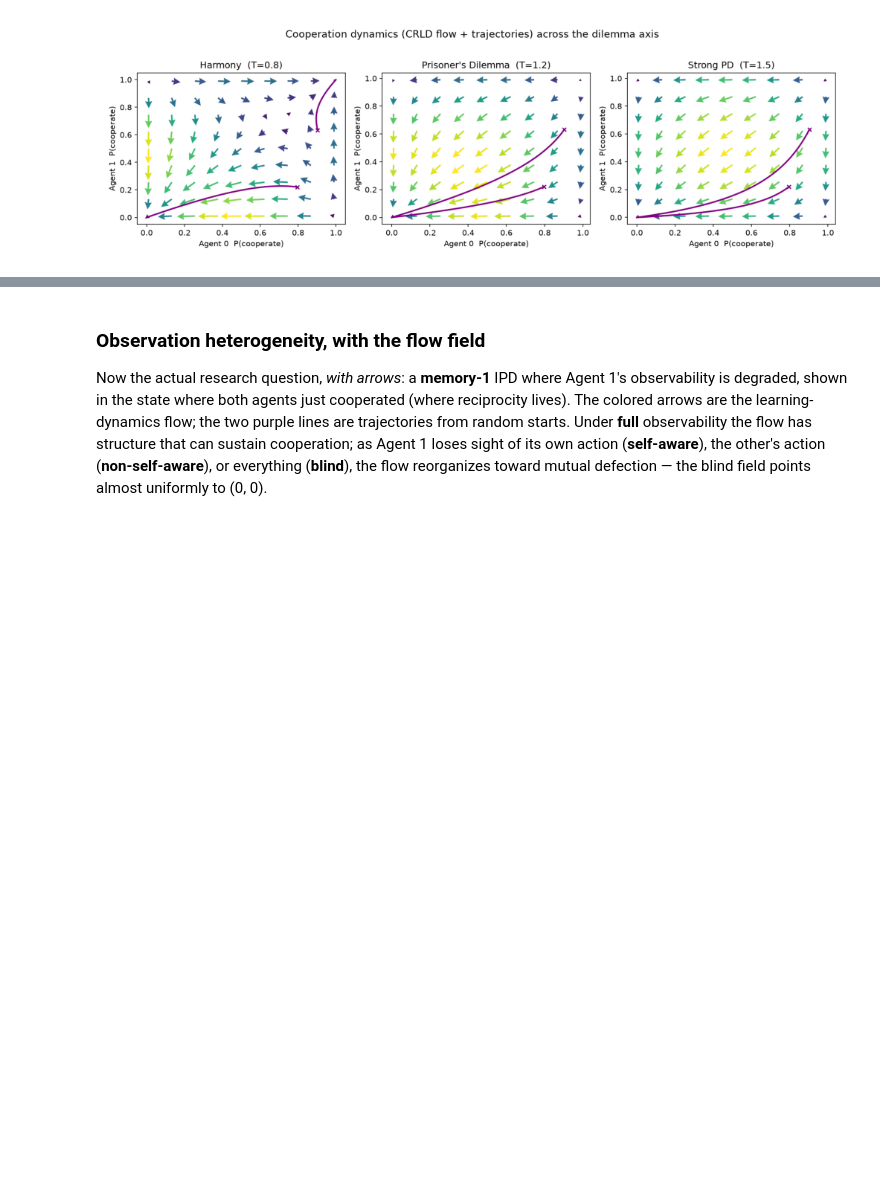
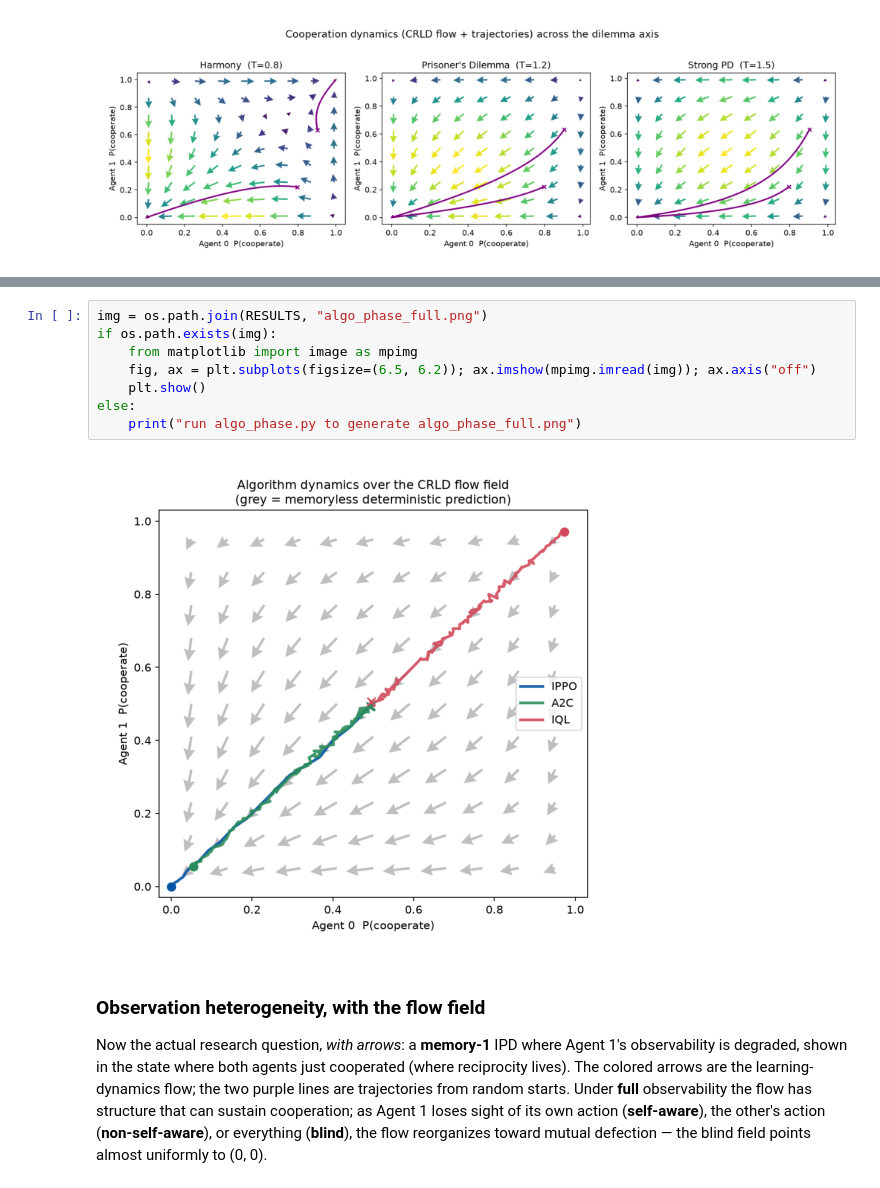
Before and after one commit to marimeireles/MARL-mixed, a Jupyter notebook: jaxmarl_env/results_notebook.ipynb, the cells around one changed output, grey strips where cells are left out. Saved outputs shown, nothing was run; the diff lists cells and outputs as text; blank space fills up the shorter version.

```diff
--- a/jaxmarl_env/results_notebook.ipynb
+++ b/jaxmarl_env/results_notebook.ipynb
@@ -269,3 +297,13 @@ else:
+# %%
+img = os.path.join(RESULTS, "algo_phase_full.png")
+if os.path.exists(img):
+    from matplotlib import image as mpimg
+    fig, ax = plt.subplots(figsize=(6.5, 6.2)); ax.imshow(mpimg.imread(img)); ax.axis("off")
+    plt.show()
+else:
+    print("run algo_phase.py to generate algo_phase_full.png")
+# %% [output]
+[figure, added]
 # %% [markdown]
 ### Observation heterogeneity, with the flow field
 
```
Also changed, not shown: parts of 7 cells of this notebook, 11 other files.
